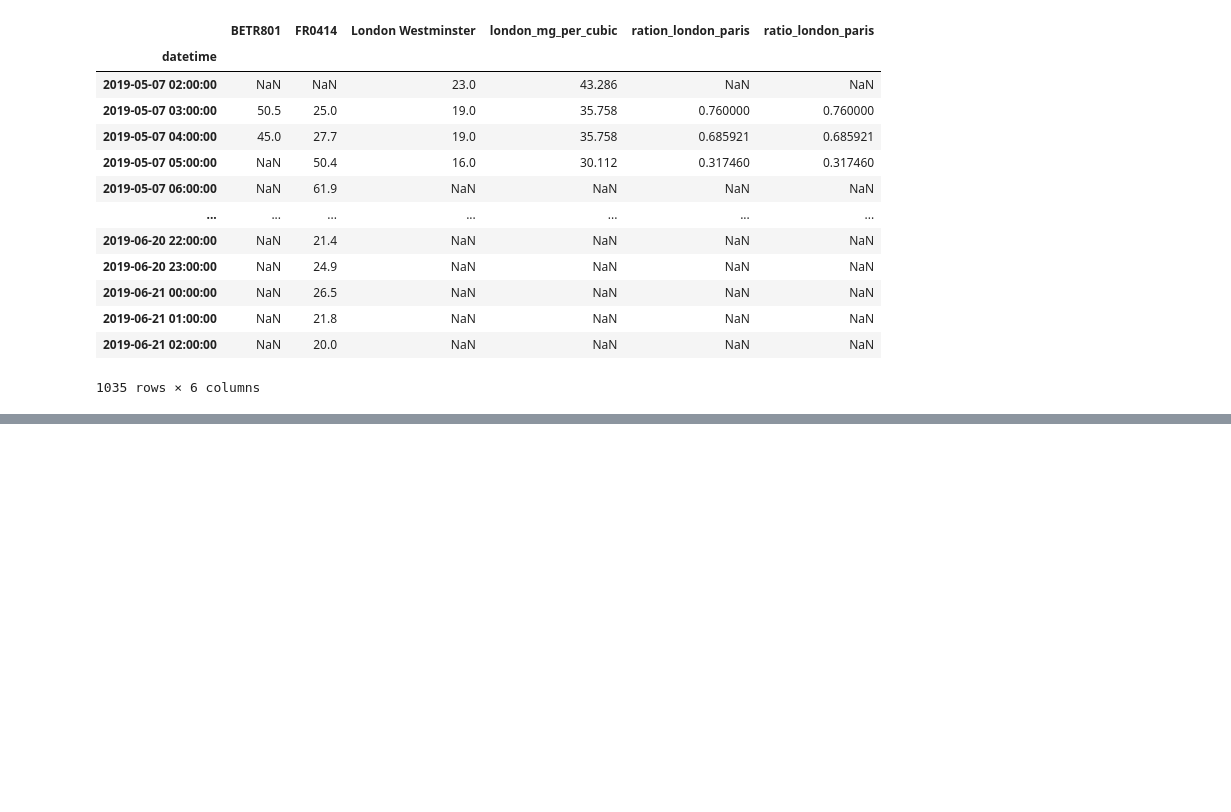
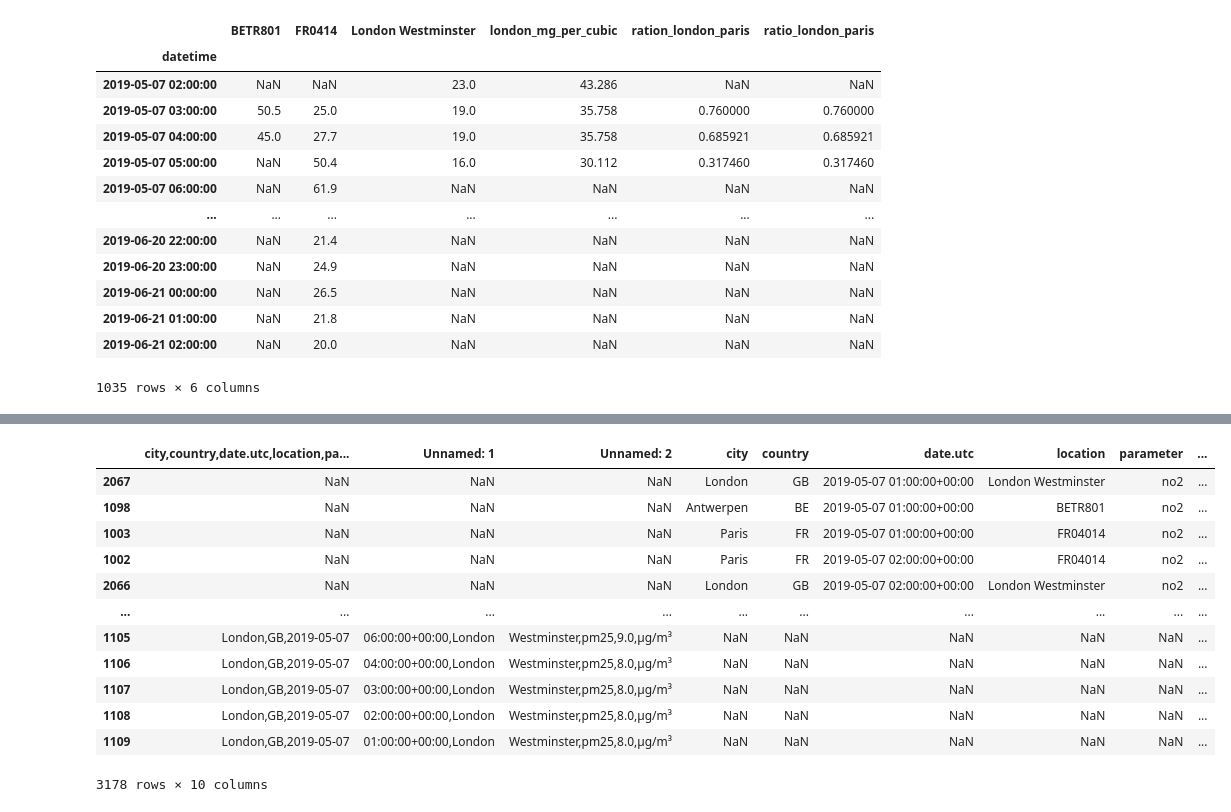
Before and after one commit to seongjinp/pandas-, a Jupyter notebook: pandas.ipynb, the cells around one changed output, grey strips where cells are left out. Saved outputs shown, nothing was run; the diff lists cells and outputs as text; code cells hidden in the pictures; blank space fills up the shorter version.

```diff
--- a/pandas.ipynb
+++ b/pandas.ipynb
@@ -218,0 +241,63 @@ Name: Pclass, dtype: int64
+# %%
+import pandas as pd
+
+air_quality_pm25 = pd.read_csv('c:/python/pandas/air_quality_pm25.csv')
+air_quality_no2 = pd.read_csv('c:/python/pandas/air_quality_no2.csv')
+air_quality = pd.read_csv('air_quality.csv', parse_dates= True)
+
+# 3. NO2 DATA만 뽑아내기
+
+no2 = air_quality[air_quality['parameter']=='no2']
+
+# .sort_index() : index기준으로 정렬하기
+
+# location기준으로 2개씩 그룹지어서 index기준으로 정렬
+
+no2_subset = no2.sort_index().groupby(['location']).head(2)
+
+no2_subset
+
+# 피벗활용
+
+# location별 no2 value값만 추출
+no2.pivot(columns='location',values='value')
+
+# 각 스테이션에 대한 평균농도 피벗테이블 (요약 추가 => margins=True)
+
+air_quality.pivot_table(values='value',index='location',columns='parameter',aggfunc='mean',margins=True)
+
+
+# .reset_index() => 추출된 값의 기존 index를 리셋하고 0부터 시작
+no2_pivoted = no2.pivot(columns="location", values="value",index='date.utc').reset_index()
+
+# .metl() 테이블 구성
+
+no2_pivoted
+
+no_2 = no2_pivoted.melt(id_vars='date.utc',value_vars=['BETR801','FR04014','London Westminster'],value_name='no2',var_name='location')
+
+no_2.head()
+
+# 데이터 결합
+
+#concat
+# axis = 0 : 0축(첫 행)을 따라 두 데이터 테이블을 결합
+# axis = 1 : 1축(첫 열)을 기준으로 테이블을 결합(컬럼이 중복되면 덮어쓰기 됨)
+air_quality = pd.concat([air_quality_pm25,air_quality_no2], axis=0)
+
+# 날짜 기준으로 테이블 정렬
+air_quality.sort_values('date.utc')
+# %% [output]
+|  | city,country,date.utc,location,pa... | Unnamed: 1 | Unnamed: 2 | city | country | date.utc | location | parameter | ... |
+| 2067 | NaN | NaN | NaN | London | GB | 2019-05-07 01:00:00+00:00 | London Westminster | no2 | ... |
+| 1098 | NaN | NaN | NaN | Antwerpen | BE | 2019-05-07 01:00:00+00:00 | BETR801 | no2 | ... |
+| 1003 | NaN | NaN | NaN | Paris | FR | 2019-05-07 01:00:00+00:00 | FR04014 | no2 | ... |
+| 1002 | NaN | NaN | NaN | Paris | FR | 2019-05-07 02:00:00+00:00 | FR04014 | no2 | ... |
+| 2066 | NaN | NaN | NaN | London | GB | 2019-05-07 02:00:00+00:00 | London Westminster | no2 | ... |
+| ... | ... | ... | ... | ... | ... | ... | ... | ... | ... |
+| 1105 | London,GB,2019-05-07 | 06:00:00+00:00,London | Westminster,pm25,9.0,µg/m³ | NaN | NaN | NaN | NaN | NaN | ... |
+| 1106 | London,GB,2019-05-07 | 04:00:00+00:00,London | Westminster,pm25,8.0,µg/m³ | NaN | NaN | NaN | NaN | NaN | ... |
+| 1107 | London,GB,2019-05-07 | 03:00:00+00:00,London | Westminster,pm25,8.0,µg/m³ | NaN | NaN | NaN | NaN | NaN | ... |
+| 1108 | London,GB,2019-05-07 | 02:00:00+00:00,London | Westminster,pm25,8.0,µg/m³ | NaN | NaN | NaN | NaN | NaN | ... |
+| 1109 | London,GB,2019-05-07 | 01:00:00+00:00,London | Westminster,pm25,8.0,µg/m³ | NaN | NaN | NaN | NaN | NaN | ... |
+3178 rows × 10 columns
```
Also changed, not shown: parts of 1 cell of this notebook, 5 other files.
